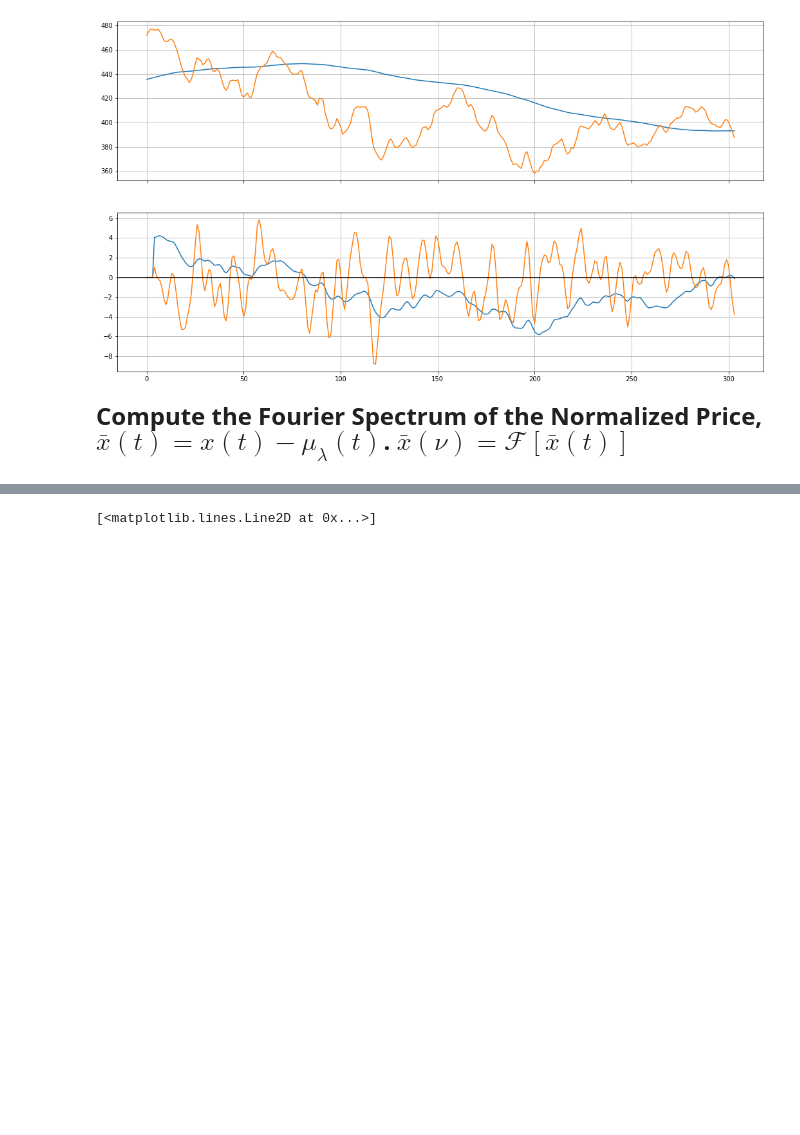
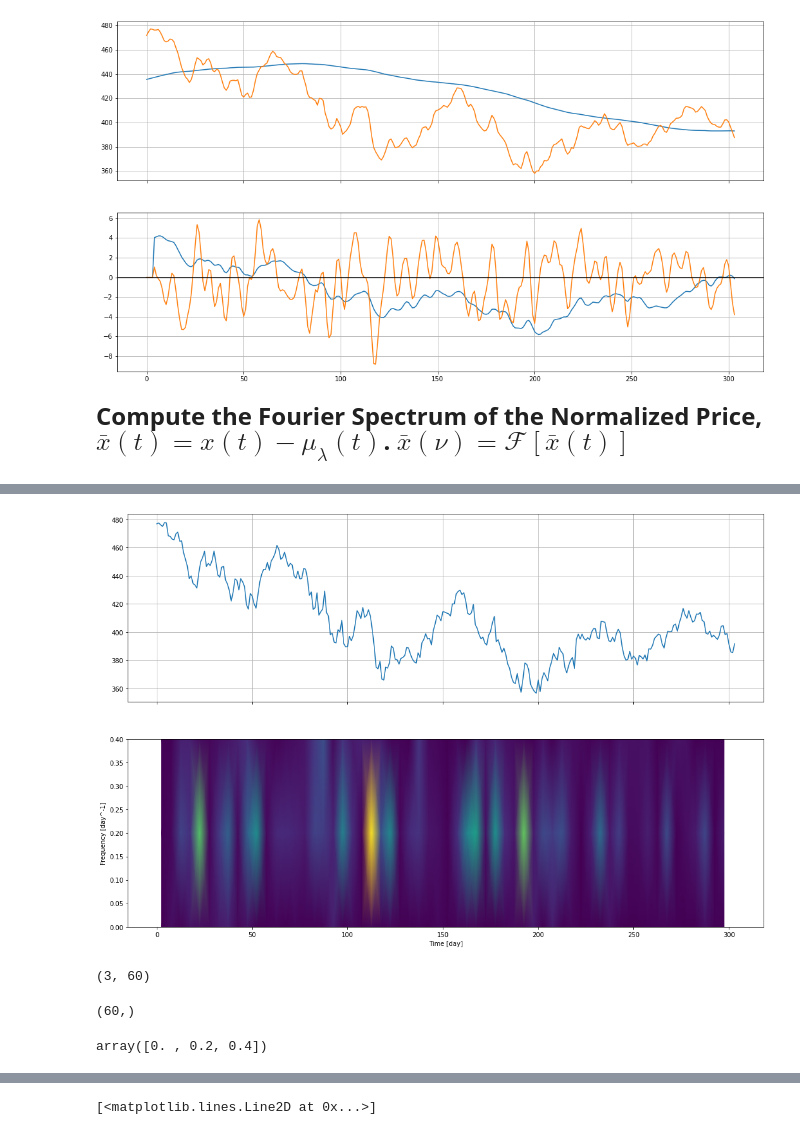
Before and after one commit to mroberts1137/Price-Data-Analysis, a Jupyter notebook: PriceDataAnalyzer-LiveRun.ipynb, the cells around one changed output, grey strips where cells are left out. Saved outputs shown, nothing was run; the diff lists cells and outputs as text; code cells hidden in the pictures; blank space fills up the shorter version.

```diff
--- a/PriceDataAnalyzer-LiveRun.ipynb
+++ b/PriceDataAnalyzer-LiveRun.ipynb
@@ -365,3 +338,28 @@ plt.show()
+# %%
+fig, ax = plt.subplots(2, figsize=(18,12), sharex=True)
+
+ax[0].plot(x_data['Close'])
+ax[0].grid()
+
+ax[1].pcolormesh(t, f, Sxx, shading='gouraud')
+ax[1].set_ylabel('Frequency [day^-1]')
+ax[1].set_xlabel('Time [day]')
+
+plt.show()
+# %% [output]
+[figure, added]
+# %%
+Sxx.shape
+# %% [output]
+(3, 60)
+# %%
+t.shape
+# %% [output]
+(60,)
+# %%
+f
+# %% [output]
+array([0. , 0.2, 0.4])
 # %%
 fig, ax = plt.subplots(figsize=(12,8))
 img = librosa.display.specshow(S_dB, x_axis='time',
```
Also changed, not shown: parts of 8 cells of this notebook.
